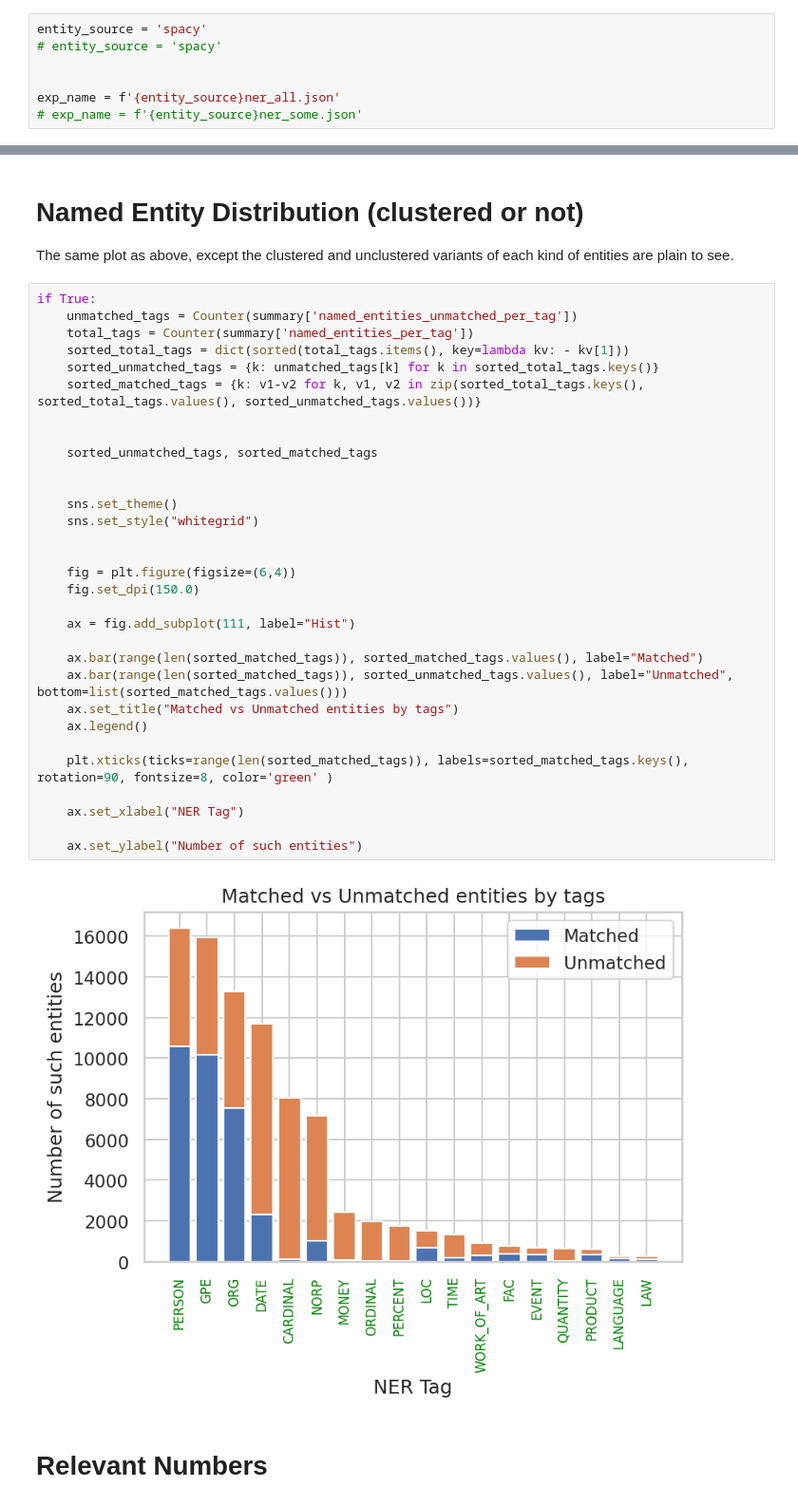
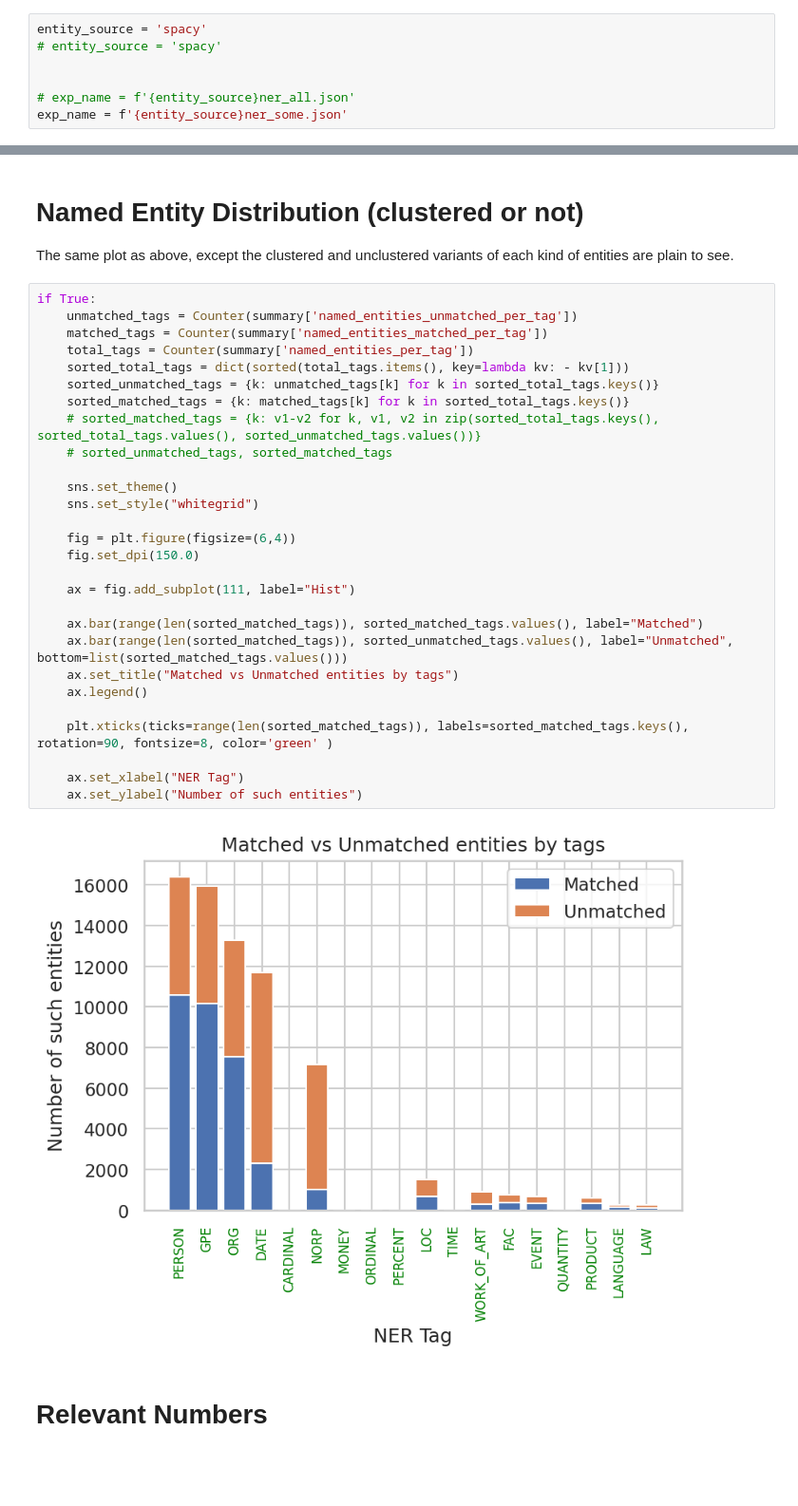
Before and after one commit to geraltofrivia/multitask-entitylevel-nlp, a Jupyter notebook: src/ner-overlaps.ipynb, the cells around one changed output, grey strips where cells are left out. Shown at 95% size. Drawn from its saved outputs; the diff is of its cells as text; blank space fills up the shorter version.

Commit message:
Updated code to fix one small bug (with named entity per tag distribution) and I think we're done for the day here.

```diff
--- a/src/ner-overlaps.ipynb
+++ b/src/ner-overlaps.ipynb
@@ -32,8 +37,8 @@ entity_source = 'spacy'
 # entity_source = 'spacy'
 
 
-exp_name = f'{entity_source}ner_all.json'
-# exp_name = f'{entity_source}ner_some.json'
+# exp_name = f'{entity_source}ner_all.json'
+exp_name = f'{entity_source}ner_some.json'
 # %%
 # Pull the summary from disk
 with (LOC.runs / 'ne_coref' / exp_name).open('r', encoding='utf8') as f:
@@ -267,36 +272,33 @@ The same plot as above, except the clustered and unclustered variants of each ki
 # %%
 if True:
     unmatched_tags = Counter(summary['named_entities_unmatched_per_tag'])
+    matched_tags = Counter(summary['named_entities_matched_per_tag'])
     total_tags = Counter(summary['named_entities_per_tag'])
     sorted_total_tags = dict(sorted(total_tags.items(), key=lambda kv: - kv[1]))
     sorted_unmatched_tags = {k: unmatched_tags[k] for k in sorted_total_tags.keys()}
-    sorted_matched_tags = {k: v1-v2 for k, v1, v2 in zip(sorted_total_tags.keys(), sorted_total_tags.values(), sorted_unmatched_tags.values())}
-
-
-    sorted_unmatched_tags, sorted_matched_tags
-
+    sorted_matched_tags = {k: matched_tags[k] for k in sorted_total_tags.keys()}
+    # sorted_matched_tags = {k: v1-v2 for k, v1, v2 in zip(sorted_total_tags.keys(), sorted_total_tags.values(), sorted_unmatched_tags.values())}
+    # sorted_unmatched_tags, sorted_matched_tags
 
     sns.set_theme()
     sns.set_style("whitegrid")
-
 
     fig = plt.figure(figsize=(6,4))
     fig.set_dpi(150.0)
 
     ax = fig.add_subplot(111, label="Hist")
 
     ax.bar(range(len(sorted_matched_tags)), sorted_matched_tags.values(), label="Matched")
     ax.bar(range(len(sorted_matched_tags)), sorted_unmatched_tags.values(), label="Unmatched", bottom=list(sorted_matched_tags.values()))
     ax.set_title("Matched vs Unmatched entities by tags")
     ax.legend()
 
     plt.xticks(ticks=range(len(sorted_matched_tags)), labels=sorted_matched_tags.keys(), rotation=90, fontsize=8, color='green' )
 
     ax.set_xlabel("NER Tag")
-
     ax.set_ylabel("Number of such entities")
 # %% [output]
-[figure, old version]
+[figure, new version]
 # %% [markdown]
 # Relevant Numbers
 # %%
```
Also changed, not shown: parts of 5 cells of this notebook, 3 other files.
